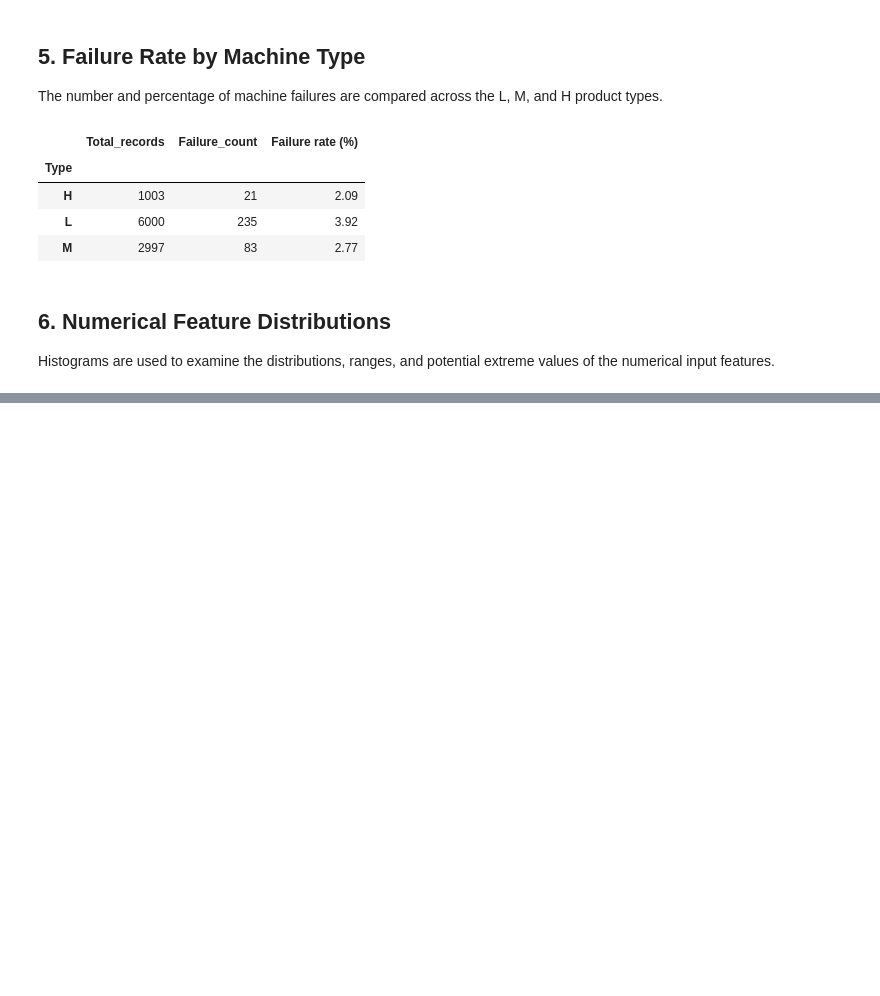
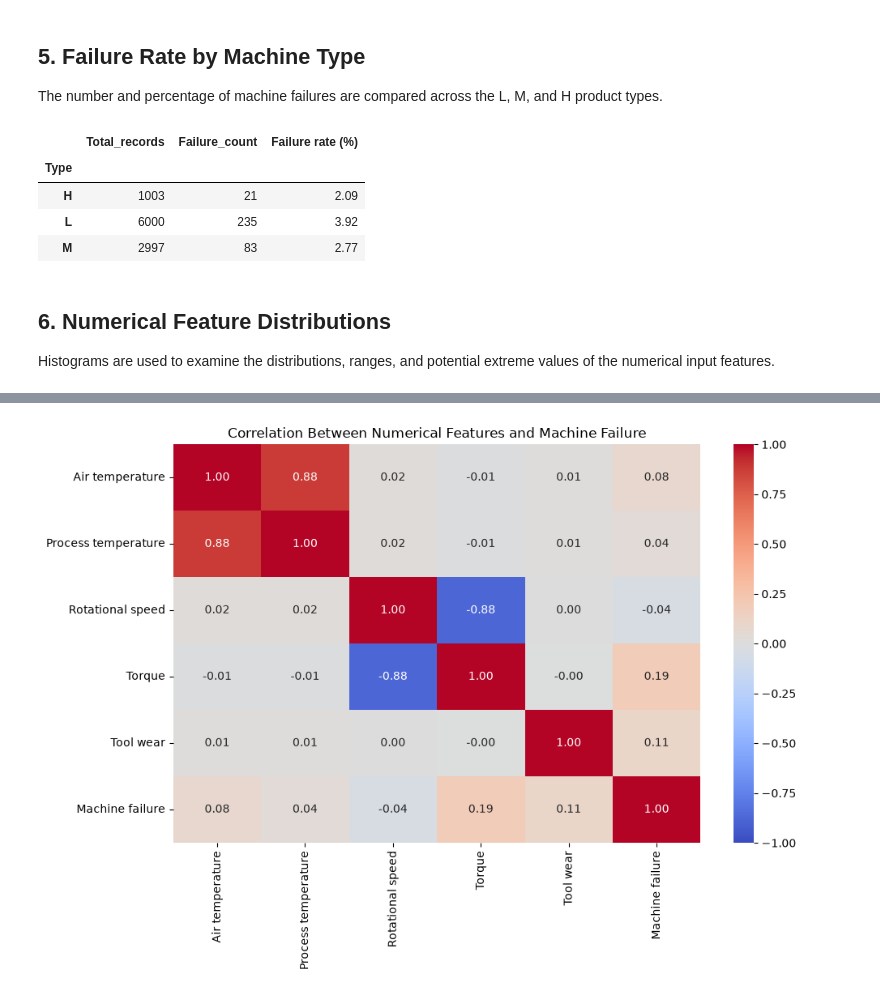
Before and after one commit to aacaas5/reliable-machine-failure-prediction-under-imbalanced-and-corrupted-sensor-data, a Jupyter notebook: notebooks/01_data_exploration.ipynb, the cells around one changed output, grey strips where cells are left out. Drawn from its saved outputs; the diff is of its cells as text; code cells hidden in the pictures; blank space fills up the shorter version.

```diff
--- a/notebooks/01_data_exploration.ipynb
+++ b/notebooks/01_data_exploration.ipynb
@@ -269,0 +370,31 @@ Histograms are used to examine the distributions, ranges, and potential extreme
+# %%
+# Select numerical inputs and the main prediction target
+correlation_columns = numeric_features + [
+    "Machine failure"
+]
+
+# Calculate the correlation between every pair of columns
+correlation_matrix = df[
+    correlation_columns
+].corr()
+
+# Create the heatmap
+plt.figure(figsize=(10, 7))
+
+sns.heatmap(
+    correlation_matrix,
+    annot=True,
+    fmt=".2f",
+    cmap="coolwarm",
+    vmin=-1,
+    vmax=1
+)
+
+plt.title(
+    "Correlation Between Numerical Features and Machine Failure"
+)
+
+plt.tight_layout()
+plt.show()
+# %% [output]
+[figure, added]
```
Also changed, not shown: parts of 11 cells of this notebook, 2 other files.
